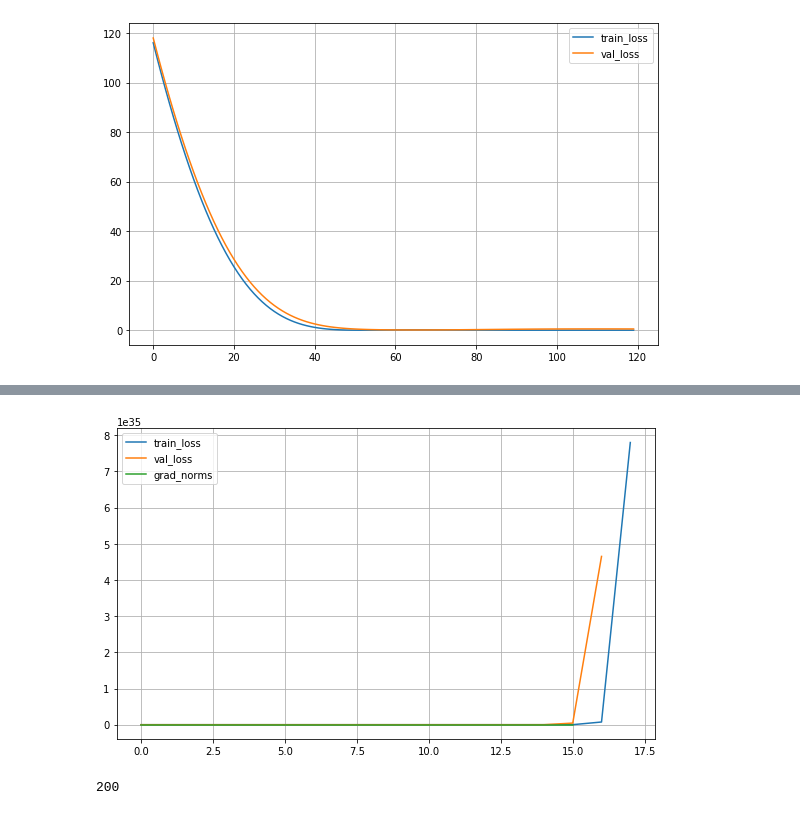
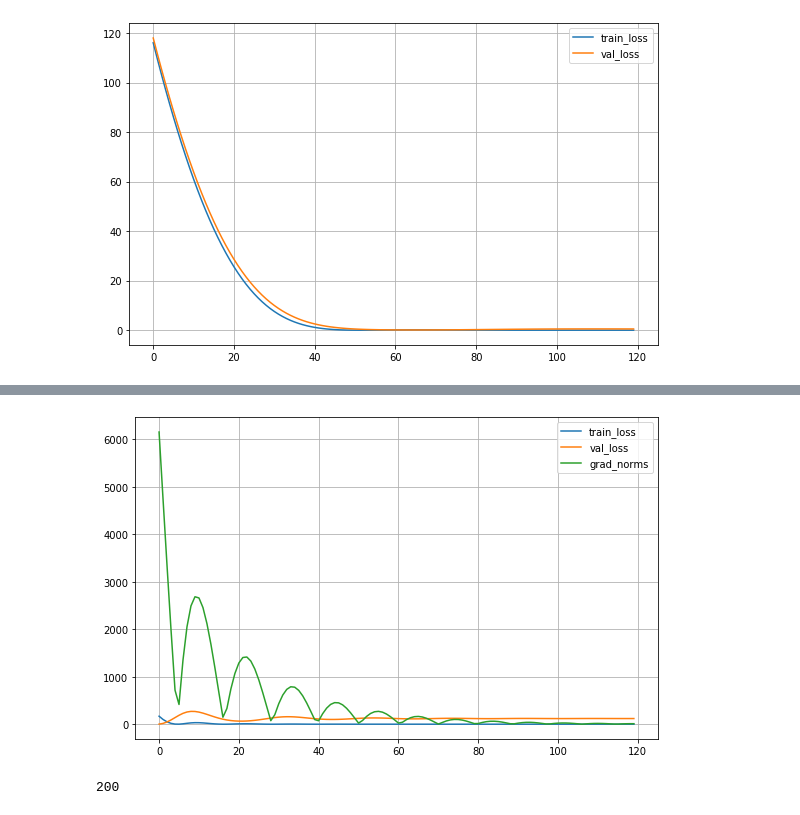
Before and after one commit to ArashJavan/DeepLIO, a Jupyter notebook: notebooks/03_ann_example.ipynb, the cells around one changed output, grey strips where cells are left out. Saved outputs shown, nothing was run; the diff lists cells and outputs as text; code cells hidden in the pictures.

```diff
--- a/notebooks/03_ann_example.ipynb
+++ b/notebooks/03_ann_example.ipynb
@@ -148,7 +148,7 @@ def calc_grad_norm(parameters):
 
 model = nn.Linear(200, 1)
 criterion = nn.MSELoss()
-optim = torch.optim.SGD(model.parameters(), lr=0.000001, weight_decay=0.)
+optim = torch.optim.Adam(model.parameters(), lr=0.001, weight_decay=0.)
 
 N = 120
 losses_train = []
@@ -203,4 +203,4 @@ plt.tight_layout()
-[figure, old version]
+[figure, new version]
 # %%
 f = lambda w: (1 - w) * t**2 + 10.*torch.sin(w*t*2.)
 
```
Also changed, not shown: parts of 1 cell of this notebook, 6 other files.
